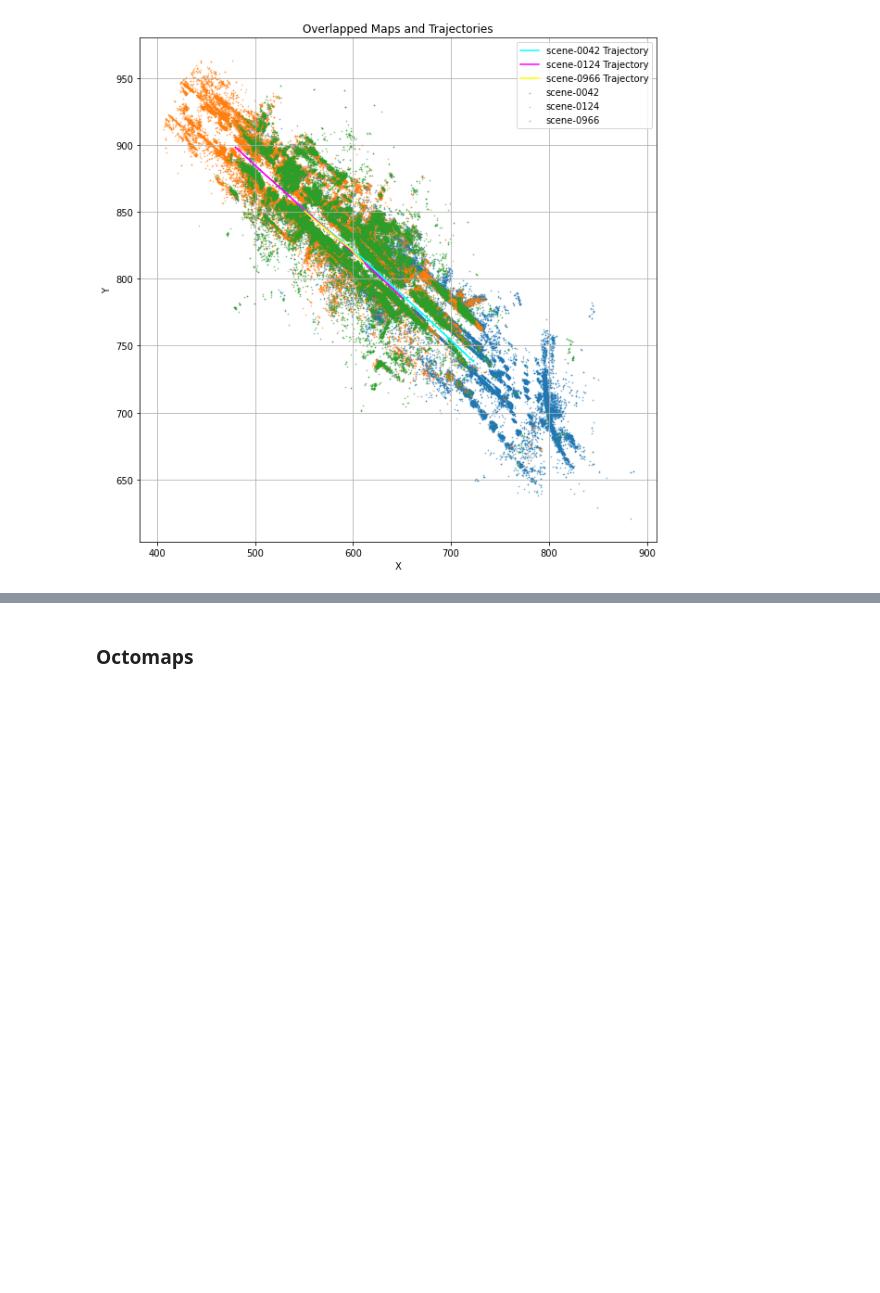
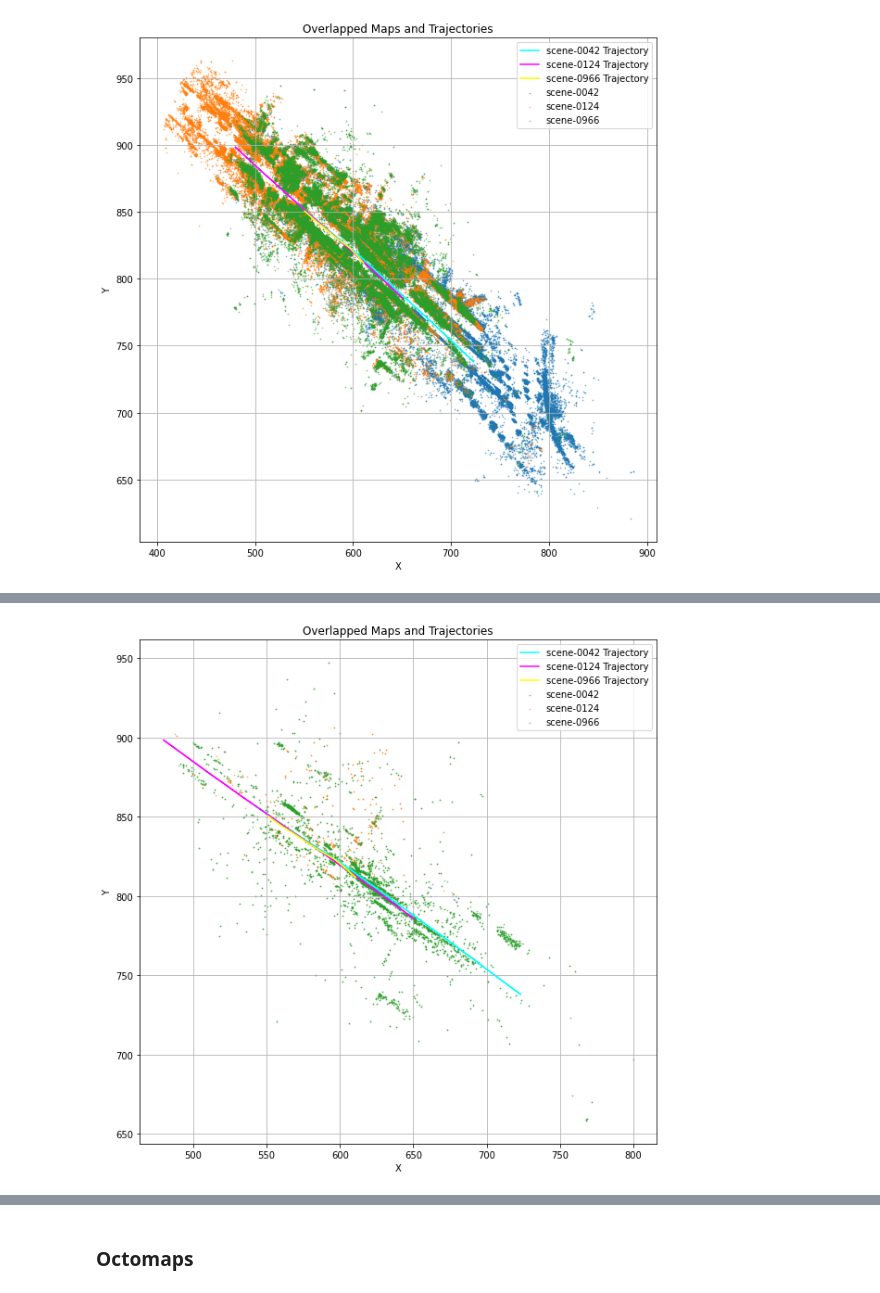
Before and after one commit to umairkhawaja/radar_auto_labeler, a Jupyter notebook: notebooks/test_pipeline.ipynb, the cells around one changed output, grey strips where cells are left out. Saved outputs shown, nothing was run; the diff lists cells and outputs as text; code cells hidden in the pictures; blank space fills up the shorter version.

```diff
--- a/notebooks/test_pipeline.ipynb
+++ b/notebooks/test_pipeline.ipynb
@@ -200,0 +202,5 @@ plot_maps(cropped_scene_maps, poses=scene_poses, zoom_level=-1)
+# %%
+dynamic_scene_maps = filter_maps_icp(dynamic_scene_maps, alignment_thresh=0.5, overlapping_thresh=0.25)
+plot_maps(dynamic_scene_maps, poses=scene_poses, zoom_level=-1)
+# %% [output]
+[figure, added]
```
Also changed, not shown: parts of 16 cells of this notebook, 2 other files.
